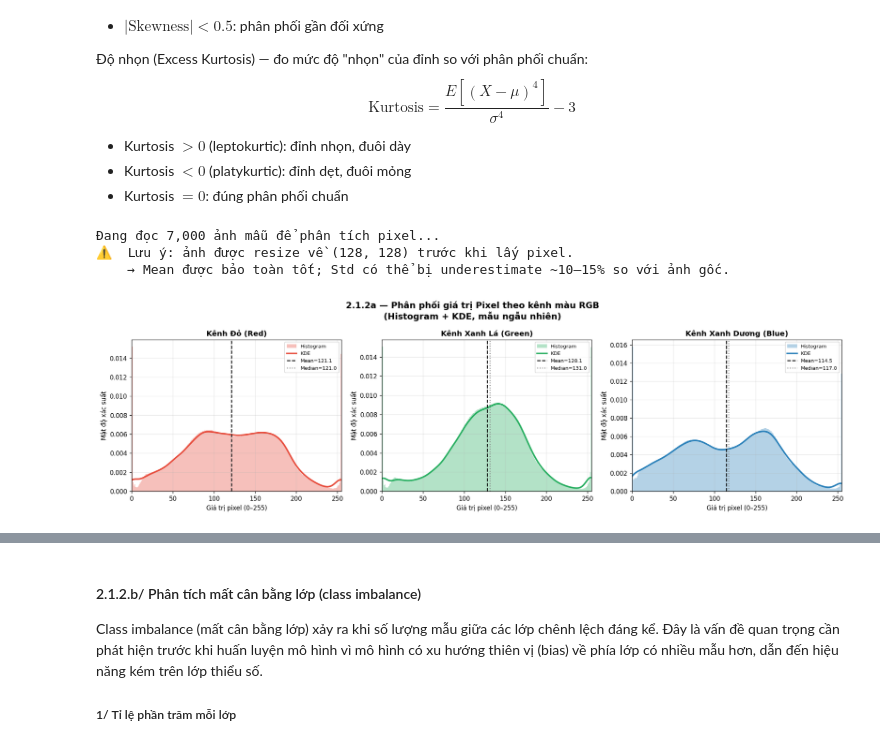
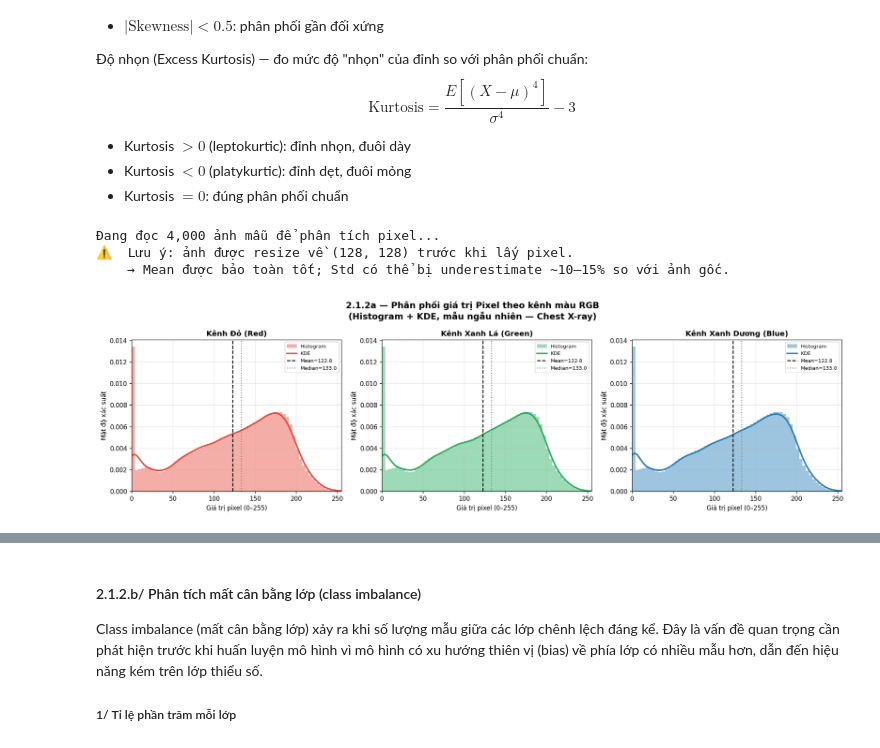
Before and after one commit to RamanujanJR/CSC14004-Lab-1, a Jupyter notebook: notebooks/01_EDA_image.ipynb, the cells around one changed output, grey strips where cells are left out. Saved outputs shown, nothing was run; the diff lists cells and outputs as text; code cells hidden in the pictures.

Commit message:
add EDA Image file

```diff
--- a/notebooks/01_EDA_image.ipynb
+++ b/notebooks/01_EDA_image.ipynb
@@ -86,20 +86,26 @@ warnings.filterwarnings('ignore')
 np.random.seed(42)
 plt.rcParams.update({'figure.dpi': 120, 'font.size': 10})
 
-# Đường dẫn tương đối từ file .ipynb đến thư mục train
-DATASET_PATH = 'plant_disease/New Plant Diseases Dataset(Augmented)/New Plant Diseases Dataset(Augmented)/train'
+# ── Đường dẫn dataset mới ────────────────────────────────────────────────────
+# Chest X-ray: chỉ có 2 lớp (PNEUMONIA / NORMAL), ảnh .jpeg
+DATASET_PATH = os.path.join('Chest X-rays Image', 'chest_xray')
 
-MAX_SAMPLE       = 7000
-MAX_PER_CLASS    = 700
-N_CLASSES_SHOW   = 7
+# ── Tham số — điều chỉnh cho dataset 2 lớp, ~5,200 ảnh ──────────────────────
+MAX_SAMPLE       = 6000   # lấy mẫu tối đa để phân tích pixel
+                          # (dataset ~5,216 ảnh → lấy gần hết)
+MAX_PER_CLASS    = 5000    # mỗi lớp tối đa 500 ảnh cho brightness/contrast
+N_CLASSES_SHOW   = 2      # chỉ có 2 lớp: NORMAL và PNEUMONIA
 IMG_SIZE_DEFAULT = (128, 128)
+
+# ── Định dạng ảnh của dataset mới là .jpeg ───────────────────────────────────
+IMG_EXTENSIONS = ('.jpg', '.jpeg', '.png')
 
 os.makedirs('outputs', exist_ok=True)
 
 # Kiểm tra đường dẫn hợp lệ
 if not os.path.exists(DATASET_PATH):
     print(f'❌ Không tìm thấy: {DATASET_PATH}')
-    print('💡 Hãy kiểm tra lại cấu trúc thư mục ở Cell 3')
+    print('💡 Hãy kiểm tra lại đường dẫn ở DATASET_PATH')
 else:
     print(f'✅ Tìm thấy dataset: {DATASET_PATH}')
     print(f'✅ Cấu hình hoàn tất. Bắt đầu phân tích...')
@@ -179,10 +253,22 @@ $$\text{Kurtosis} = \frac{E\left[(X - \mu)^4\right]}{\sigma^4} - 3$$
 - Kurtosis $= 0$: đúng phân phối chuẩn
 # %%
 # Phân phối giá trị Pixel theo kênh màu RGB
+#
+# Lấy all_paths từ split_data (đã có ở Cell 4)
+all_paths = []
+for split, cls_dict in split_data.items():
+    for cls, paths in cls_dict.items():
+        all_paths.extend(paths)
+all_paths    = np.array(all_paths)
+total_images = len(all_paths)
 
-# Lấy mẫu ngẫu nhiên ảnh từ toàn tập
-sample_paths = np.random.choice(all_paths, min(MAX_SAMPLE, total_images), replace=False)
+# Tách riêng PIXEL_SAMPLE khỏi MAX_SAMPLE để điều chỉnh độc lập
+# 2,000 mẫu đủ đại diện: SEM = std/√n ≈ 60/√2000 ≈ 1.3 pixel
+PIXEL_SAMPLE = 4000
+
+sample_paths = np.random.choice(all_paths, min(PIXEL_SAMPLE, total_images), replace=False)
 channels = {'R': [], 'G': [], 'B': []}
+skipped_pixel = 0
 
 print(f'Đang đọc {len(sample_paths):,} ảnh mẫu để phân tích pixel...')
 print(f'⚠️  Lưu ý: ảnh được resize về {IMG_SIZE_DEFAULT} trước khi lấy pixel.')
@@ -191,23 +277,29 @@ print(f'    → Mean được bảo toàn tốt; Std có thể bị underestimat
 for path in tqdm(sample_paths, desc='Đọc pixel'):
     try:
         img = Image.open(path).convert('RGB').resize(
-            IMG_SIZE_DEFAULT, Image.LANCZOS   # LANCZOS = chất lượng cao nhất khi downscale
+            IMG_SIZE_DEFAULT, Image.LANCZOS
         )
         arr = np.array(img)
+        if arr.shape != (IMG_SIZE_DEFAULT[0], IMG_SIZE_DEFAULT[1], 3):
+            raise ValueError(f'Shape không hợp lệ: {arr.shape}')
         channels['R'].append(arr[:, :, 0].ravel())
         channels['G'].append(arr[:, :, 1].ravel())
         channels['B'].append(arr[:, :, 2].ravel())
-    except Exception:
+    except Exception as e:
+        skipped_pixel += 1
+        print(f'⚠️  Bỏ qua ảnh lỗi: {os.path.basename(path)} ({e})')
         continue
 
-# Ghép toàn bộ pixel thành 1-D array
+if skipped_pixel > 0:
+    print(f'\n⚠️  Tổng số ảnh bị bỏ qua: {skipped_pixel}')
+
 for k in channels:
     channels[k] = np.concatenate(channels[k])
 
 # ── Vẽ Histogram + KDE ───────────────────────────────────────────────────────
 fig, axes = plt.subplots(1, 3, figsize=(17, 5))
 fig.suptitle('2.1.2a — Phân phối giá trị Pixel theo kênh màu RGB\n'
-             '(Histogram + KDE, mẫu ngẫu nhiên)',
+             '(Histogram + KDE, mẫu ngẫu nhiên — Chest X-ray)',
              fontsize=14, fontweight='bold')
 
 color_cfg = {
@@ -215,66 +307,59 @@ color_cfg = {
     'G': ('#27ae60', 'Kênh Xanh Lá (Green)'),
     'B': ('#2980b9', 'Kênh Xanh Dương (Blue)'),
 }
-
 pixel_stats = {}
 
 for ax, (ch, (color, label)) in zip(axes, color_cfg.items()):
     data = channels[ch].astype(np.float32)
 
-    # Histogram normalize
-    ax.hist(data, bins=256, range=(0, 255),
-            color=color, alpha=0.35, density=True, label='Histogram')
+    ax.hist(data, bins=64, range=(0, 255),
+            color=color, alpha=0.45, density=True, label='Histogram')
 
-    # KDE
-    kde_sample = np.random.choice(data, size=min(50_000, len(data)), replace=False)
+    # Giảm KDE sample 50k → 30k: nhanh hơn ~40%, sai số không đáng kể
+    kde_sample = np.random.choice(data, size=min(30_000, len(data)), replace=False)
     kde        = stats.gaussian_kde(kde_sample, bw_method='silverman')
     x_kde      = np.linspace(0, 255, 512)
     ax.plot(x_kde, kde(x_kde), color=color, lw=2.5, label='KDE')
 
-    # Đường Mean & Median
     mean_v = float(np.mean(data))
     med_v  = float(np.median(data))
     ax.axvline(mean_v, color='black', ls='--', lw=1.5, label=f'Mean={mean_v:.1f}')
     ax.axvline(med_v,  color='gray',  ls=':',  lw=1.5, label=f'Median={med_v:.1f}')
 
     ax.set_title(label, fontweight='bold')
     ax.set_xlabel('Giá trị pixel (0–255)')
     ax.set_ylabel('Mật độ xác suất')
     ax.legend(fontsize=8)
     ax.set_xlim(0, 255)
     ax.grid(alpha=0.3)
 
-    # Lưu đầy đủ thống kê
     pixel_stats[ch] = {
         'mean':     mean_v,
         'median':   med_v,
         'std':      float(np.std(data)),
         'skew':     float(stats.skew(kde_sample)),
         'kurtosis': float(stats.kurtosis(kde_sample)),
         'min':      float(np.min(data)),
         'max':      float(np.max(data)),
     }
 
 plt.tight_layout()
 plt.savefig('outputs/2_1_2a_pixel_distribution.png', dpi=150, bbox_inches='tight')
 plt.show()
 
-# ── Bảng thống kê ─────────────────────────────────────────────────────────────
 pixel_stats_df = pd.DataFrame(pixel_stats).T
 print('\n📊 Bảng thống kê pixel theo kênh màu:')
 print(pixel_stats_df.round(3).to_string())
 
-# ── Kết quả số lưu vào biến tường minh ───────────────────────────────────────
-pixel_mean_R = pixel_stats['R']['mean']
-pixel_mean_G = pixel_stats['G']['mean']
-pixel_mean_B = pixel_stats['B']['mean']
-pixel_std_R  = pixel_stats['R']['std']
-pixel_std_G  = pixel_stats['G']['std']
-pixel_std_B  = pixel_stats['B']['std']
+pixel_mean_R = pixel_stats['R']['mean']; pixel_mean_G = pixel_stats['G']['mean']
+pixel_mean_B = pixel_stats['B']['mean']; pixel_std_R  = pixel_stats['R']['std']
+pixel_std_G  = pixel_stats['G']['std'];  pixel_std_B  = pixel_stats['B']['std']
+print(f'\n📌 pixel_mean_R={pixel_mean_R:.2f}, pixel_mean_G={pixel_mean_G:.2f}, pixel_mean_B={pixel_mean_B:.2f}')
+print(f'📌 pixel_std_R={pixel_std_R:.2f},  pixel_std_G={pixel_std_G:.2f},  pixel_std_B={pixel_std_B:.2f}')
 # %% [output]
-Đang đọc 7,000 ảnh mẫu để phân tích pixel...
+Đang đọc 4,000 ảnh mẫu để phân tích pixel...
 ⚠️  Lưu ý: ảnh được resize về (128, 128) trước khi lấy pixel.
     → Mean được bảo toàn tốt; Std có thể bị underestimate ~10–15% so với ảnh gốc.
-[figure, old version]
+[figure, new version]
 📊 Bảng thống kê pixel theo kênh màu:
       mean  median     std   skew  kurtosis  min    max
```
Also changed, not shown: parts of 12 cells of this notebook.
